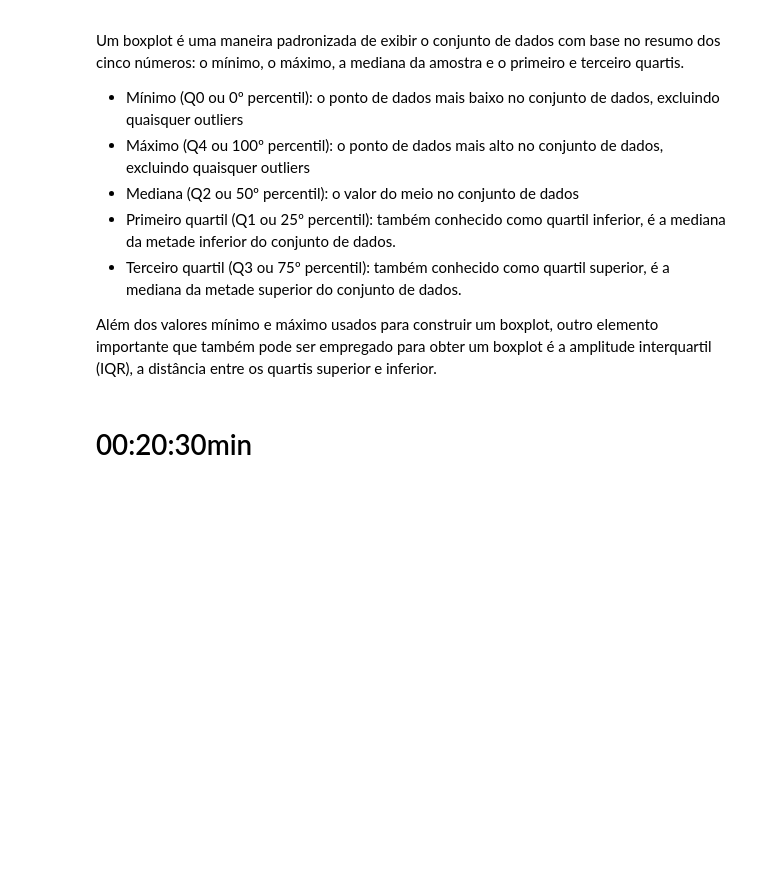
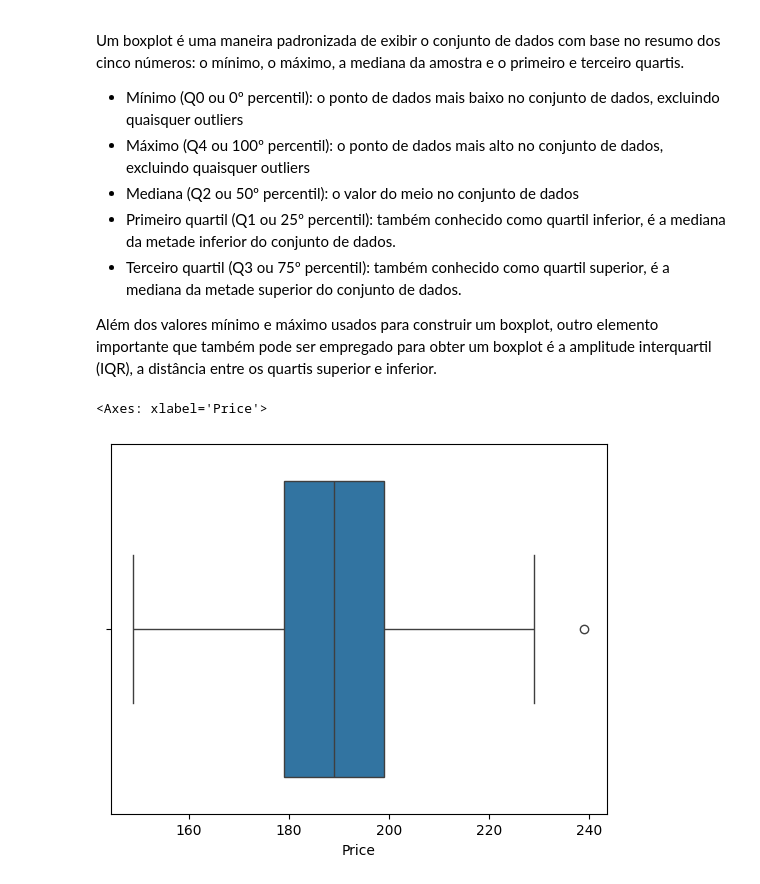
Before and after one commit to sammy-regina/analise_de_dados, a Jupyter notebook: usando_boxplots/boxplots.ipynb, the cells around one changed output. Cells and saved outputs as stored; diff of their text form; code cells hidden in the pictures; blank space fills up the shorter version.

Commit message:
update boxplot

```diff
--- a/usando_boxplots/boxplots.ipynb
+++ b/usando_boxplots/boxplots.ipynb
@@ -154,5 +154,8 @@ Um boxplot é uma maneira padronizada de exibir o conjunto de dados com base no
 - Terceiro quartil (Q3 ou 75º percentil): também conhecido como quartil superior, é a mediana da metade superior do conjunto de dados.
 
 Além dos valores mínimo e máximo usados para construir um boxplot, outro elemento importante que também pode ser empregado para obter um boxplot é a amplitude interquartil (IQR), a distância entre os quartis superior e inferior.
-# %% [markdown]
-# 00:20:30min
+# %%
+sns.boxplot(x="Price", data=df) #criando um grafico boxplot 50% dos dados estão nesta faixa
+# %% [output]
+<Axes: xlabel='Price'>
+[figure, added]
```
Also changed, not shown: parts of 1 cell of this notebook, 4 other files.
